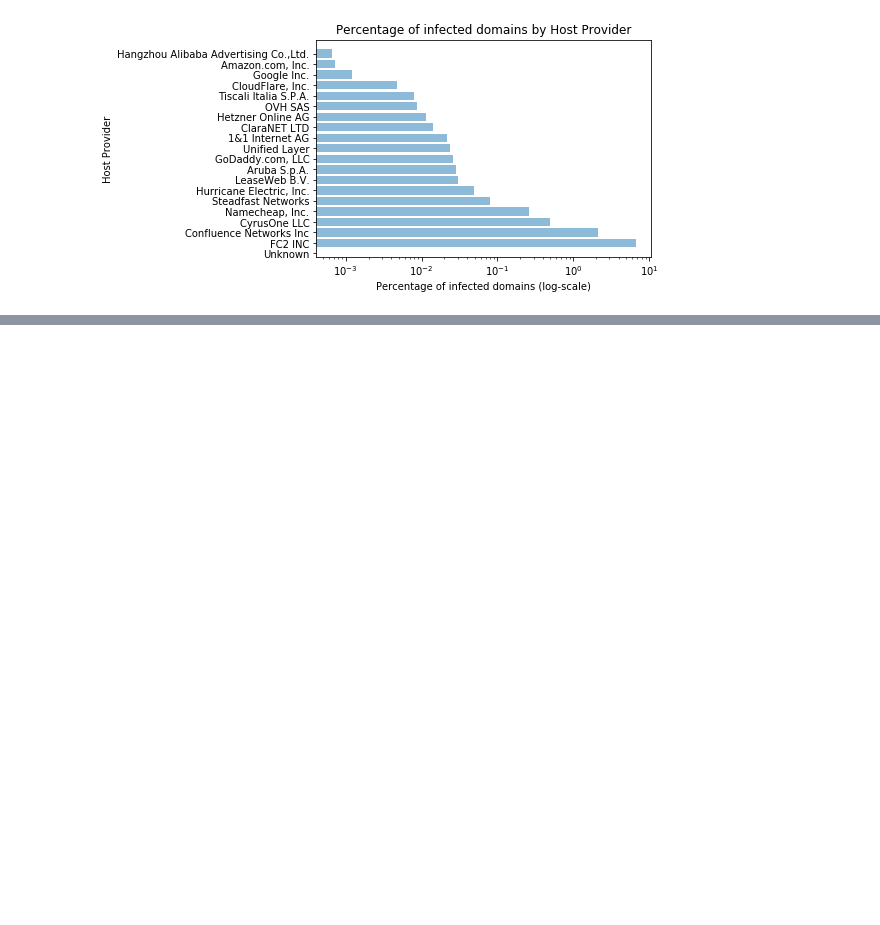
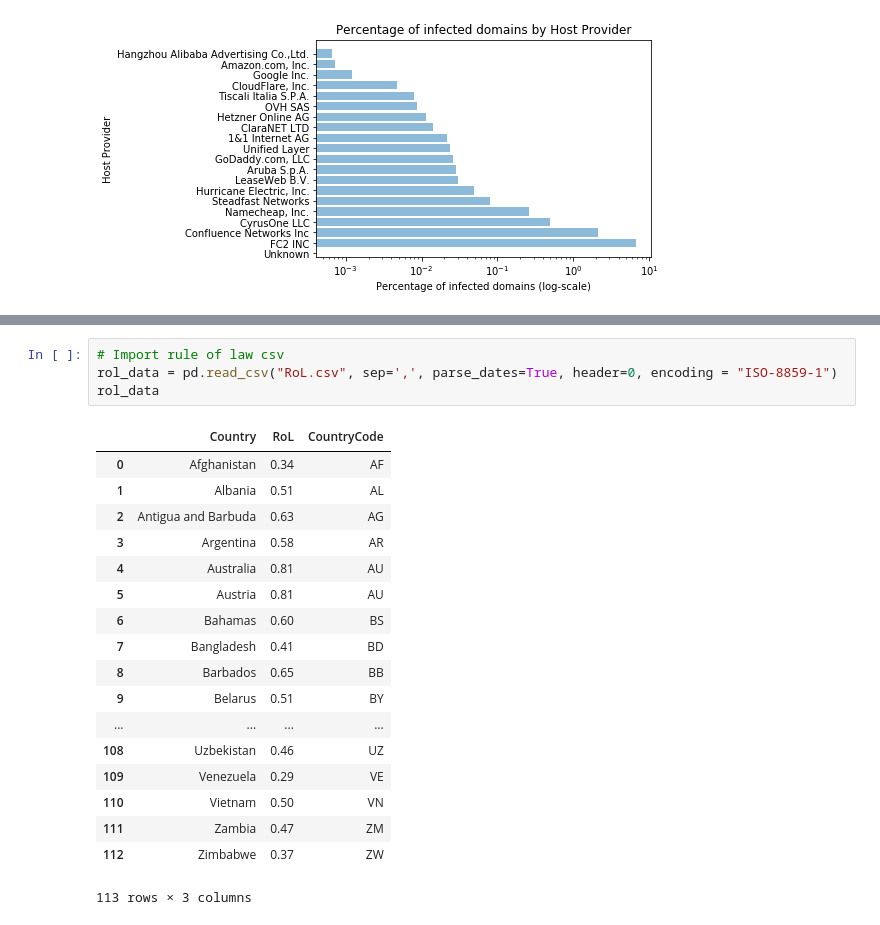
Before and after one commit to MKesteloo/EoCS, a Jupyter notebook: assignment 3/assignment3.ipynb, the cells around one changed output, grey strips where cells are left out. Cells and saved outputs as stored; diff of their text form; blank space fills up the shorter version.

```diff
--- a/assignment 3/assignment3.ipynb
+++ b/assignment 3/assignment3.ipynb
@@ -132,0 +164,23 @@ plt.savefig('barchartHostVSInfections.png')
+# %%
+# Import rule of law csv
+rol_data = pd.read_csv("RoL.csv", sep=',', parse_dates=True, header=0, encoding = "ISO-8859-1")
+rol_data
+# %% [output]
+|  | Country | RoL | CountryCode |
+| 0 | Afghanistan | 0.34 | AF |
+| 1 | Albania | 0.51 | AL |
+| 2 | Antigua and Barbuda | 0.63 | AG |
+| 3 | Argentina | 0.58 | AR |
+| 4 | Australia | 0.81 | AU |
+| 5 | Austria | 0.81 | AU |
+| 6 | Bahamas | 0.60 | BS |
+| 7 | Bangladesh | 0.41 | BD |
+| 8 | Barbados | 0.65 | BB |
+| 9 | Belarus | 0.51 | BY |
+| ... | ... | ... | ... |
+| 108 | Uzbekistan | 0.46 | UZ |
+| 109 | Venezuela | 0.29 | VE |
+| 110 | Vietnam | 0.50 | VN |
+| 111 | Zambia | 0.47 | ZM |
+| 112 | Zimbabwe | 0.37 | ZW |
+113 rows × 3 columns
```
Also changed, not shown: parts of 8 cells of this notebook, 2 other files.
